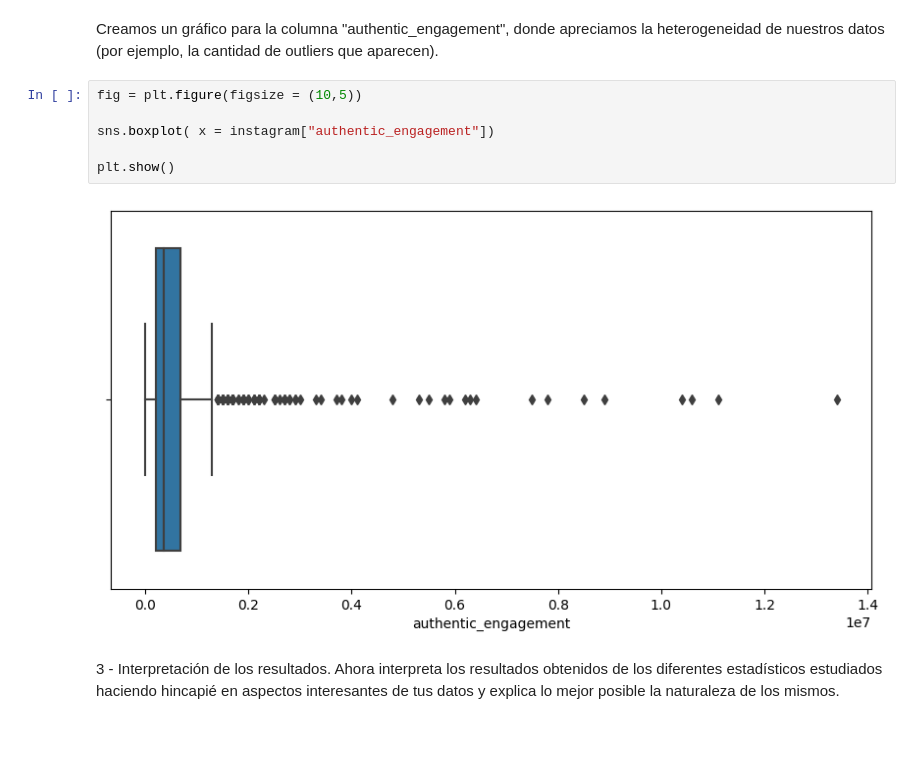
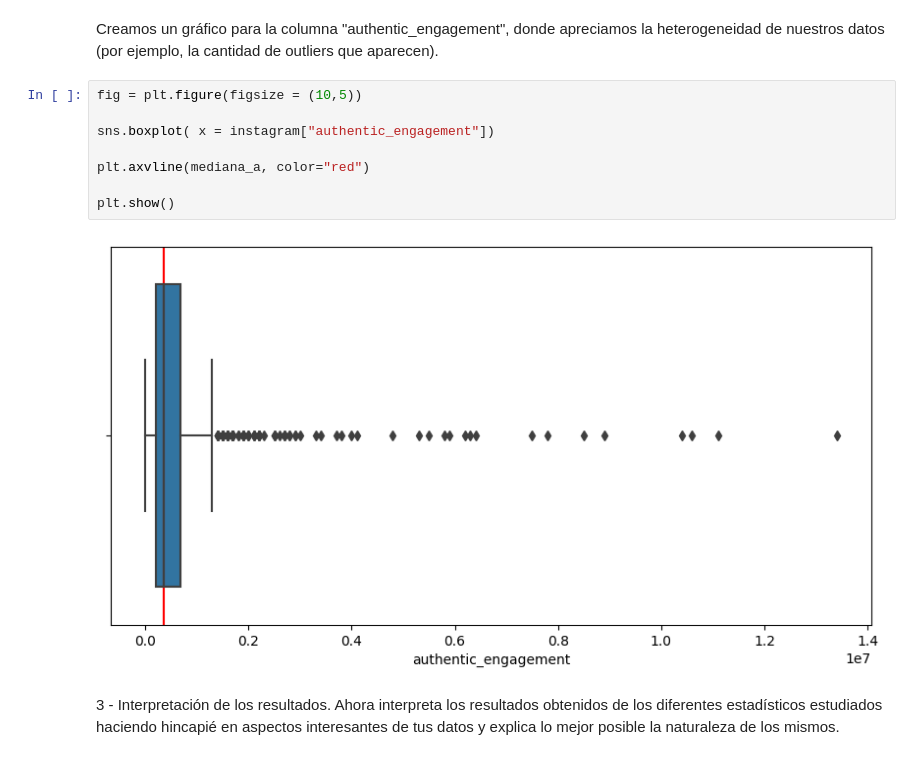
Before and after one commit to Adalab/DA-PromoC_Modulo2_Sprint1_Silvia-Noemi, a Jupyter notebook: Estadistica/pp-leccion1-estadisticaI.ipynb, the cells around one changed output. Drawn from its saved outputs; the diff is of its cells as text.

```diff
--- a/Estadistica/pp-leccion1-estadisticaI.ipynb
+++ b/Estadistica/pp-leccion1-estadisticaI.ipynb
@@ -310,11 +313,13 @@ Creamos un gráfico para la columna "authentic_engagement", donde apreciamos la
 # %%
 fig = plt.figure(figsize = (10,5))
 
 sns.boxplot( x = instagram["authentic_engagement"])
 
+plt.axvline(mediana_a, color="red")
+
 plt.show()
 # %% [output]
-[figure, old version]
+[figure, new version]
 # %% [markdown]
 3 - Interpretación de los resultados.
 Ahora interpreta los resultados obtenidos de los diferentes estadísticos estudiados haciendo hincapié en aspectos interesantes de tus datos y explica lo mejor posible la naturaleza de los mismos.
```
Also changed, not shown: parts of 1 cell of this notebook, 4 other files.
